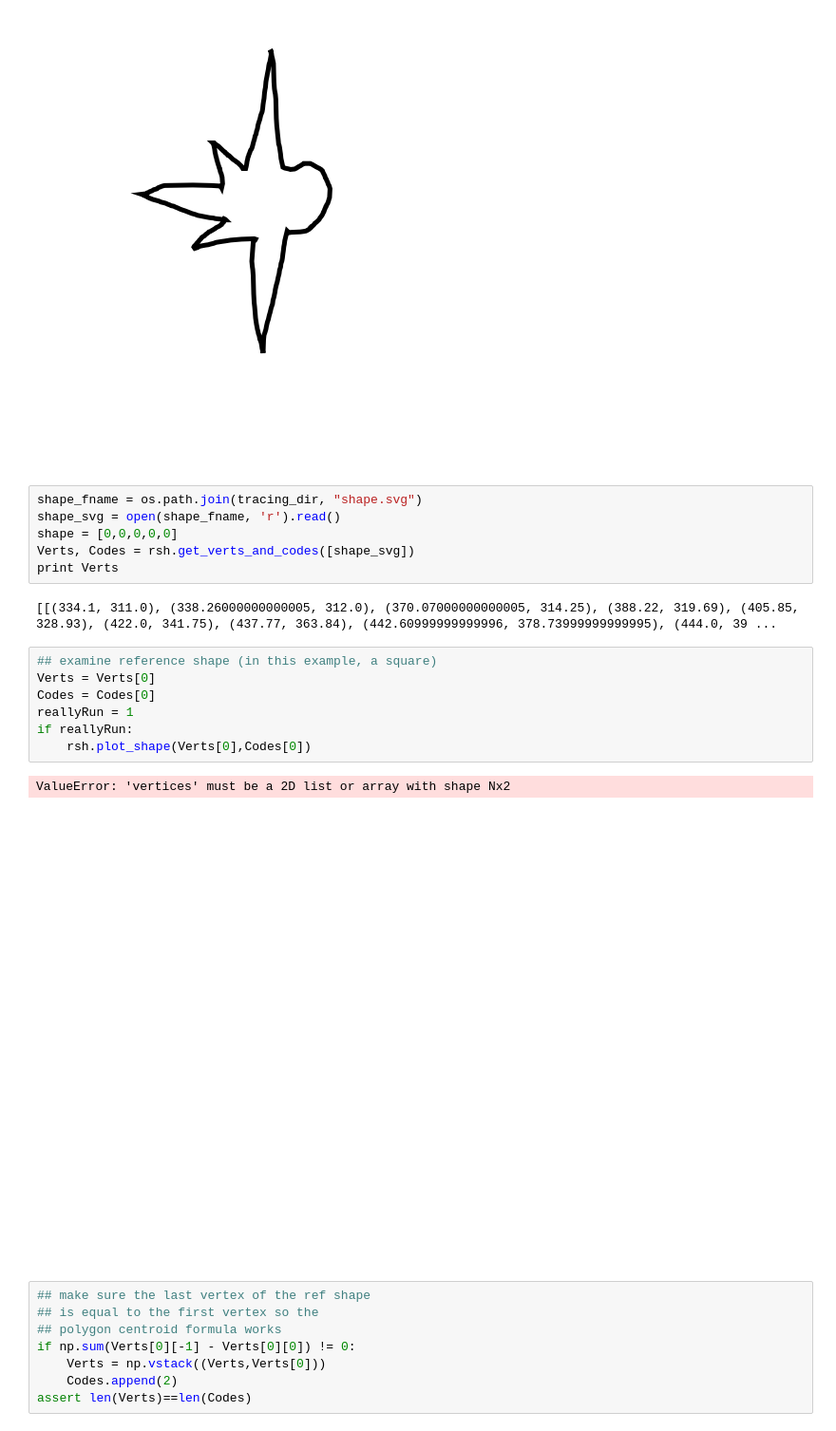
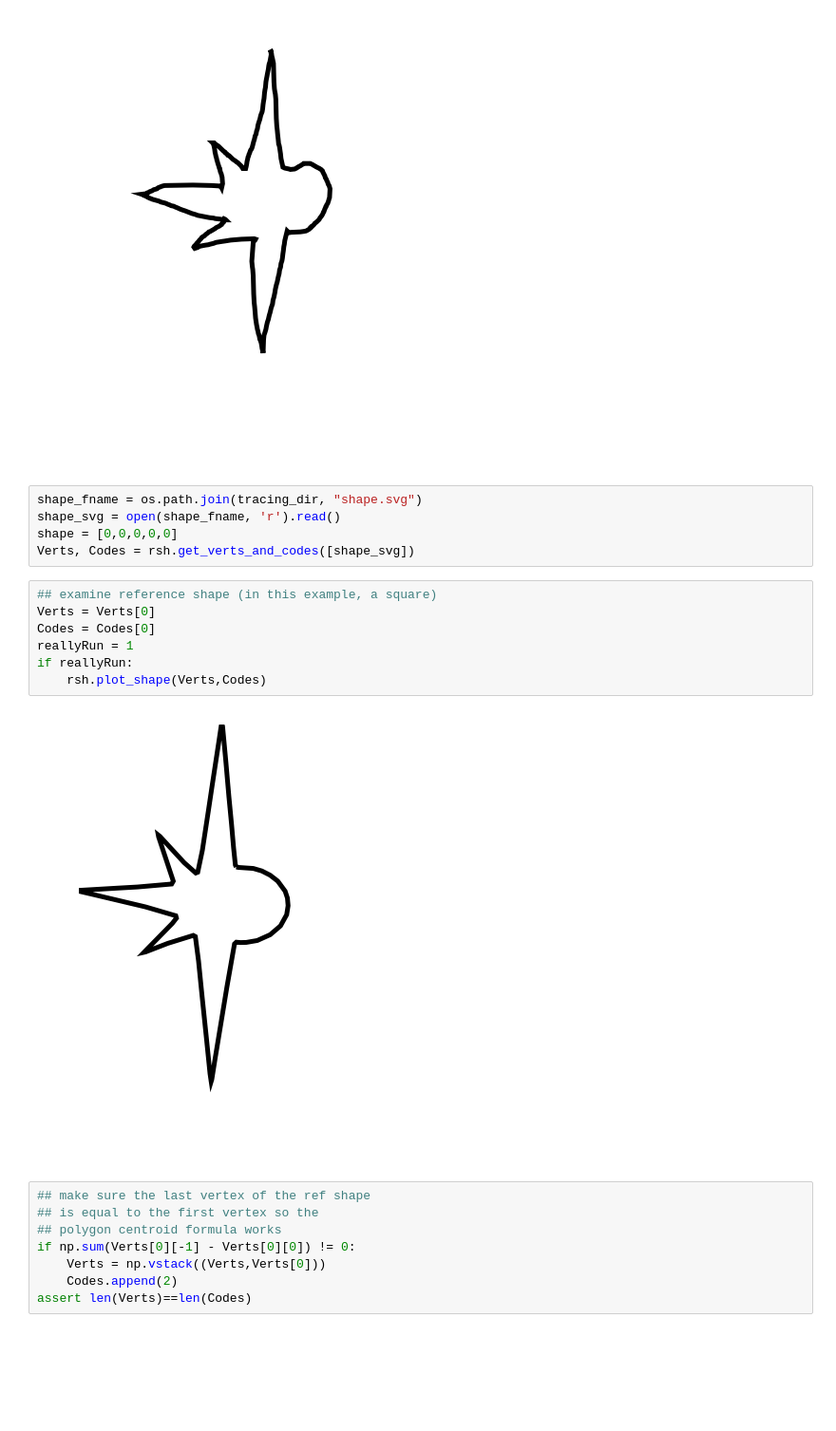
Before and after one commit to brialorelle/kiddraw, a Jupyter notebook: analysis/museumstation/python/score_svg_distance-shape.ipynb, the cells around one changed output. Shown at 95% size. Cells and saved outputs as stored; diff of their text form; blank space fills up the shorter version.

```diff
--- a/analysis/museumstation/python/score_svg_distance-shape.ipynb
+++ b/analysis/museumstation/python/score_svg_distance-shape.ipynb
@@ -121,19 +121,15 @@ shape_fname = os.path.join(tracing_dir, "shape.svg")
 shape_svg = open(shape_fname, 'r').read()
 shape = [0,0,0,0,0]
 Verts, Codes = rsh.get_verts_and_codes([shape_svg])
-print Verts
-# %% [output]
-[[(334.1, 311.0), (338.26000000000005, 312.0), (370.07000000000005, 314.25), (388.22, 319.69), (405.85, 328.93), (422.0, 341.75), (437.77, 363.84), (442.60999999999996, 378.73999999999995), (444.0, 39 ...
 # %%
 ## examine reference shape (in this example, a square)
 Verts = Verts[0]
 Codes = Codes[0]
 reallyRun = 1
 if reallyRun:
-    rsh.plot_shape(Verts[0],Codes[0])
+    rsh.plot_shape(Verts,Codes)
 # %% [output]
-ValueError: 'vertices' must be a 2D list or array with shape Nx2
-[figure, old version]
+[figure, new version]
 # %%
 ## make sure the last vertex of the ref shape
 ## is equal to the first vertex so the
```
Also changed, not shown: parts of 4 cells of this notebook, 2 other files.
